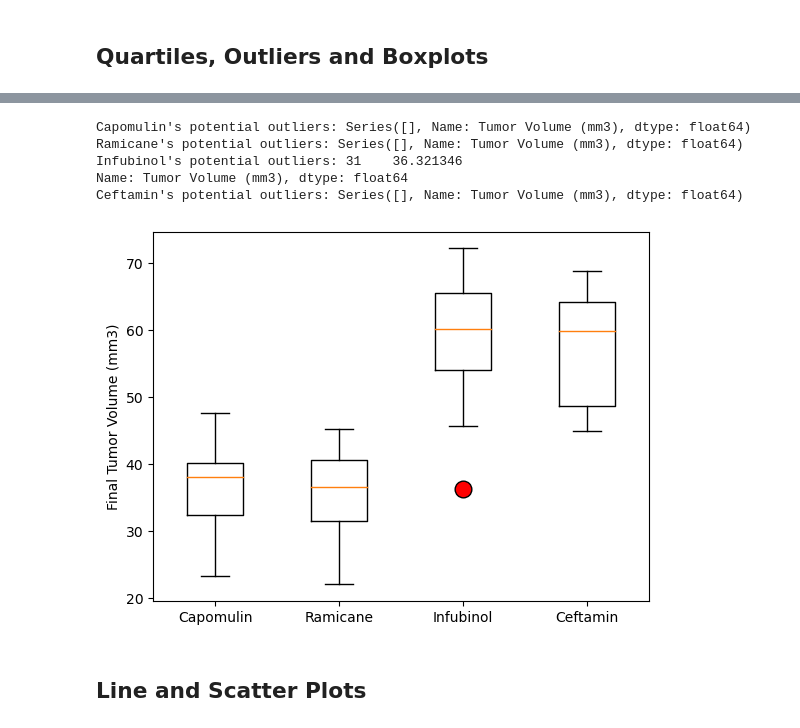
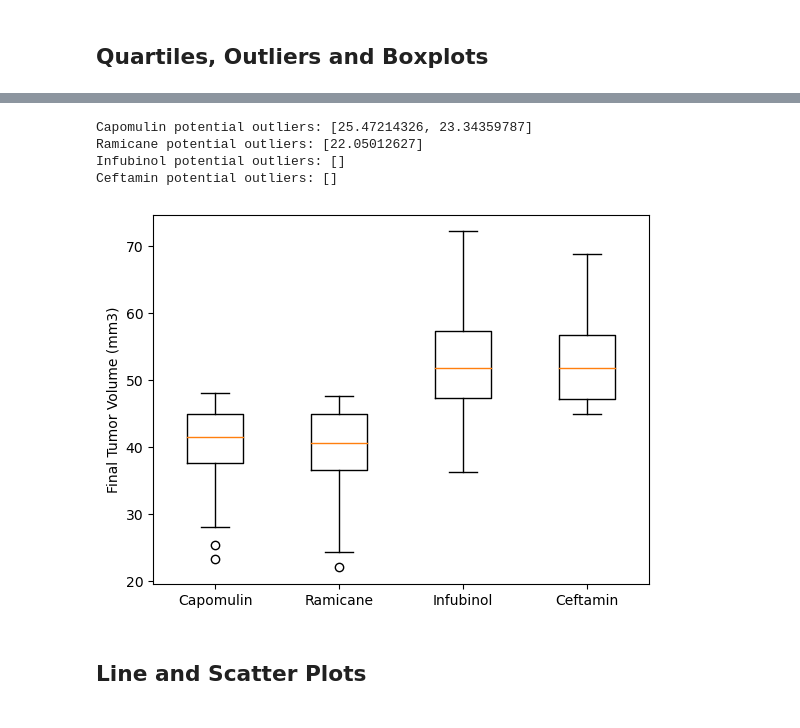
Before and after one commit to masonwiki/matplotlib-challenge, a Jupyter notebook: Pymaceuticals/pymaceuticals_starter.ipynb, the cells around one changed output, grey strips where cells are left out. Drawn from its saved outputs; the diff is of its cells as text; code cells hidden in the pictures.

```diff
--- a/Pymaceuticals/pymaceuticals_starter.ipynb
+++ b/Pymaceuticals/pymaceuticals_starter.ipynb
@@ -61,2 +69,3 @@ array(['g989'], dtype=object)
 # %%
 # Create a clean DataFrame by dropping the duplicate mouse by its ID.
+merged = merged[merged["Mouse ID"] != "g989"]
@@ -134,8 +191,13 @@ array(['g989'], dtype=object)
 # %%
 # Calculate the final tumor volume of each mouse across four of the treatment regimens:
 # Capomulin, Ramicane, Infubinol, and Ceftamin
-
+drug= ["Capomulin", "Ramicane", "Infubinol", "Ceftamin"]
+drugs = merged[merged["Drug Regimen"].isin(drug)]
 # Start by getting the last (greatest) timepoint for each mouse
-
+timepoint= drugs.groupby(["Mouse ID", "Drug Regimen"])["Timepoint"].idxmax()
+timepoint_df= drugs.loc[timepoint].reset_index()
+timepoint_df=timepoint_df.rename(columns={"Timepoint": "Greatest Timepoint"})
 
 # Merge this group df with the original DataFrame to get the tumor volume at the last timepoint
+drugs_merged = pd.merge(merged,timepoint_df[['Mouse ID', 'Drug Regimen', 'Greatest Timepoint']], on=["Mouse ID", "Drug Regimen"])
+drugs_merged
@@ -142,30 +218,43 @@ array(['g989'], dtype=object)
 # %%
 # Put treatments into a list for for loop (and later for plot labels)
-
+treatments = ["Capomulin", "Ramicane", "Infubinol", "Ceftamin"]
 
 # Create empty list to fill with tumor vol data (for plotting)
-
+tumor=[]
 
 # Calculate the IQR and quantitatively determine if there are any potential outliers.
-
+for treatment in treatments:
+    subset = drugs_merged.loc[drugs_merged["Drug Regimen"] == treatment, :]
+    quartiles = subset["Tumor Volume (mm3)"].quantile([0.25, 0.75])
+    q1 = quartiles[0.25]
+    q3 = quartiles[0.75]
+    iqr = q3 - q1
+    upper=q3+1.5*iqr
+    lower=q1-1.5*iqr
 
     # Locate the rows which contain mice on each drug and get the tumor volumes
-
+    subset = drugs_merged.loc[drugs_merged["Drug Regimen"] == treatment, ["Mouse ID", "Tumor Volume (mm3)"]]
 
     # add subset
-
+    tumor.append(subset["Tumor Volume (mm3)"])
 
     # Determine outliers using upper and lower bounds
+    outlier = subset.loc[(subset["Tumor Volume (mm3)"] < lower) | (subset["Tumor Volume (mm3)"] > upper), "Tumor Volume (mm3)"]
+    print(f"{treatment} potential outliers: {outlier.tolist()}")
 # %% [output]
-Capomulin's potential outliers: Series([], Name: Tumor Volume (mm3), dtype: float64)
-Ramicane's potential outliers: Series([], Name: Tumor Volume (mm3), dtype: float64)
-Infubinol's potential outliers: 31    36.321346
-Name: Tumor Volume (mm3), dtype: float64
-Ceftamin's potential outliers: Series([], Name: Tumor Volume (mm3), dtype: float64)
+Capomulin potential outliers: [25.47214326, 23.34359787]
+Ramicane potential outliers: [22.05012627]
+Infubinol potential outliers: []
+Ceftamin potential outliers: []
 # %%
 # Generate a box plot that shows the distrubution of the tumor volume for each treatment group.
+fig, ax= plt.subplots()
+ax.boxplot(tumor, labels=treatments)
+ax.set_ylabel("Final Tumor Volume (mm3)")
+
+plt.show()
 # %% [output]
-[figure, old version]
+[figure, new version]
 # %% [markdown]
 ## Line and Scatter Plots
 # %%
```
Also changed, not shown: parts of 17 cells of this notebook.
